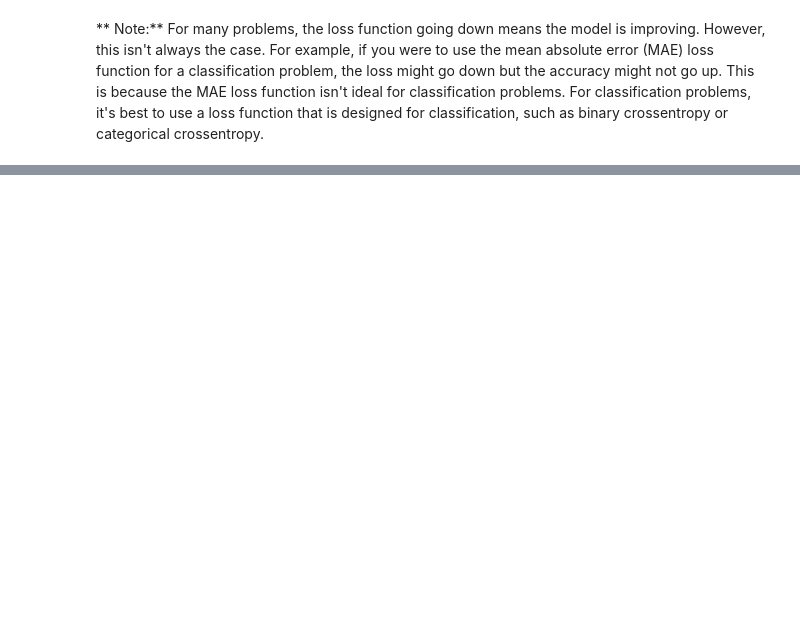
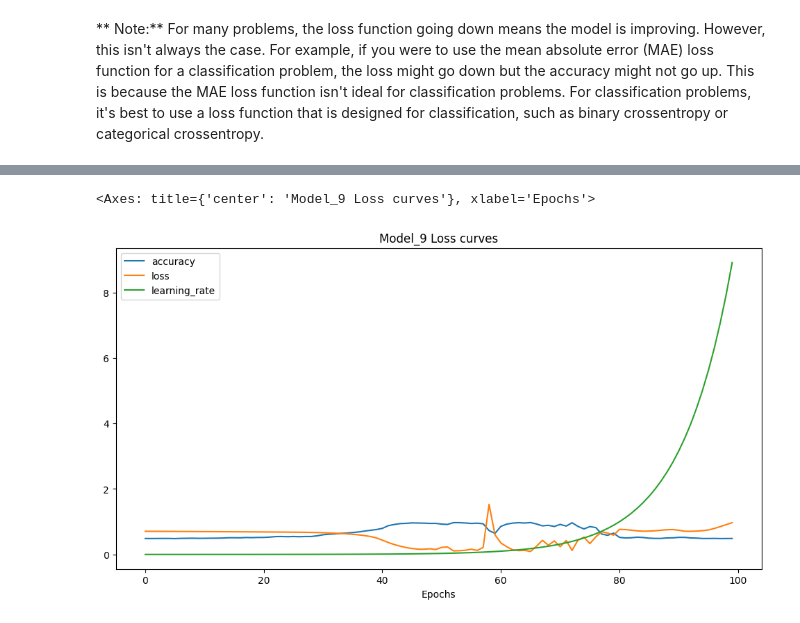
Before and after one commit to leohfigueiredo/Tensorflow, a Jupyter notebook: 02_neural_network_classification_with_tensorflow.ipynb, the cells around one changed output, grey strips where cells are left out. Drawn from its saved outputs; the diff is of its cells as text; code cells hidden in the pictures; blank space fills up the shorter version.

```diff
--- a/02_neural_network_classification_with_tensorflow.ipynb
+++ b/02_neural_network_classification_with_tensorflow.ipynb
@@ -697,0 +706,24 @@ plt.show()
+# %%
+# Set random seed
+from operator import call
+
+
+tf.random.set_seed(42)
+
+#Create a model (same as model_8)
+model_9 = tf.keras.Sequential([
+    tf.keras.layers.Dense(4, activation='relu'),
+    tf.keras.layers.Dense(4, activation='relu'),
+    tf.keras.layers.Dense(1, activation='sigmoid')   # Output layer for binary
+])
+
+# Compile the model
+model_9.compile(loss=tf.keras.losses.binary_crossentropy,
+                optimizer=tf.keras.optimizers.Adam(learning_rate=0.01), # changed learning rate to 0.01
+                metrics=["accuracy"])
+
+# Create a learning rate callback
+lr_scheduler = tf.keras.callbacks.LearningRateScheduler(lambda epoch: 1e-4 *    10**(epoch / 20))
+
+# Fit the model (passing Lr_scheduler callback )
+history_9 = model_9.fit(X_train, y_train, epochs=100, callbacks=[lr_scheduler])
@@ -697,0 +748,6 @@ plt.show()
+# %%
+# Checkout the history
+pd.DataFrame(history_9.history).plot(figsize=(12, 6), title="Model_9 Loss curves", xlabel="Epochs")
+# %% [output]
+<Axes: title={'center': 'Model_9 Loss curves'}, xlabel='Epochs'>
+[figure, added]
```
Also changed, not shown: parts of 29 cells of this notebook, 1 other file.
